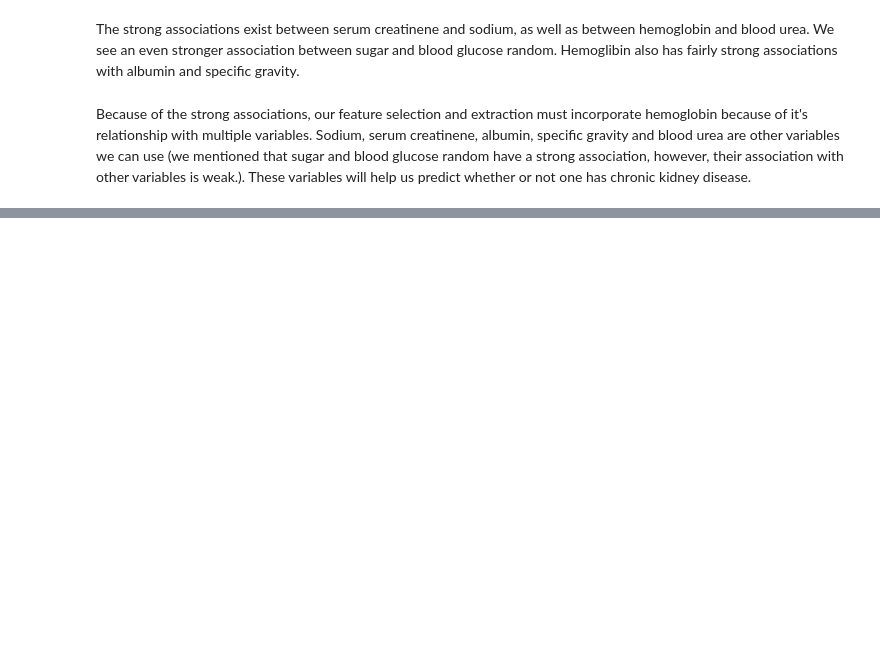
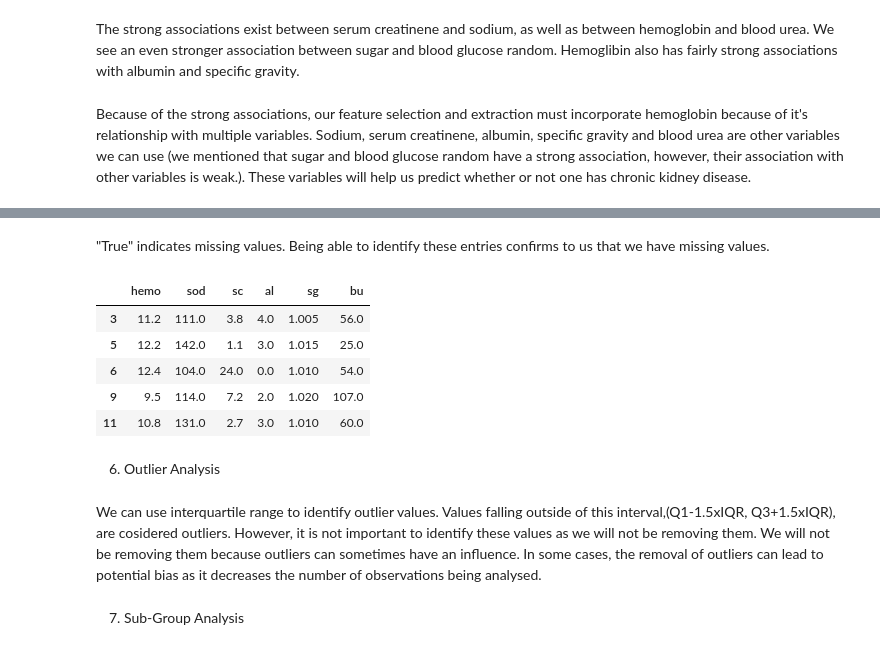
Before and after one commit to rkazim/demo1, a Jupyter notebook: assignment6.ipynb, the cells around one changed output, grey strips where cells are left out. Drawn from its saved outputs; the diff is of its cells as text; code cells hidden in the pictures; blank space fills up the shorter version.

```diff
--- a/assignment6.ipynb
+++ b/assignment6.ipynb
@@ -121,0 +141,19 @@ Because of the strong associations, our feature selection and extraction must in
+# %% [markdown]
+"True" indicates missing values. Being able to identify these entries confirms to us that we have missing values.
+# %%
+x = x.dropna()
+x.head(5)
+# %% [output]
+|  | hemo | sod | sc | al | sg | bu |
+| 3 | 11.2 | 111.0 | 3.8 | 4.0 | 1.005 | 56.0 |
+| 5 | 12.2 | 142.0 | 1.1 | 3.0 | 1.015 | 25.0 |
+| 6 | 12.4 | 104.0 | 24.0 | 0.0 | 1.010 | 54.0 |
+| 9 | 9.5 | 114.0 | 7.2 | 2.0 | 1.020 | 107.0 |
+| 11 | 10.8 | 131.0 | 2.7 | 3.0 | 1.010 | 60.0 |
+# %% [markdown]
+6. Outlier Analysis
+# %% [markdown]
+We can use interquartile range to identify outlier values. Values falling outside of this interval,(Q1-1.5xIQR,
+Q3+1.5xIQR), are cosidered outliers. However, it is not important to identify these values as we will not be removing them. We will not be removing them because outliers can sometimes have an influence. In some cases, the removal of outliers can lead to potential bias as it decreases the number of observations being analysed.
+# %% [markdown]
+7. Sub-Group Analysis
```
Also changed, not shown: parts of 3 cells of this notebook.
